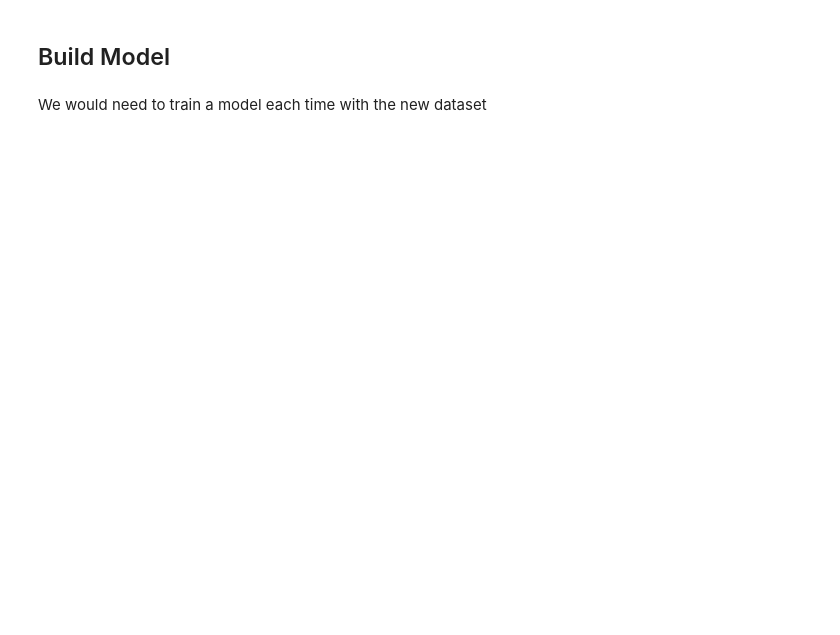
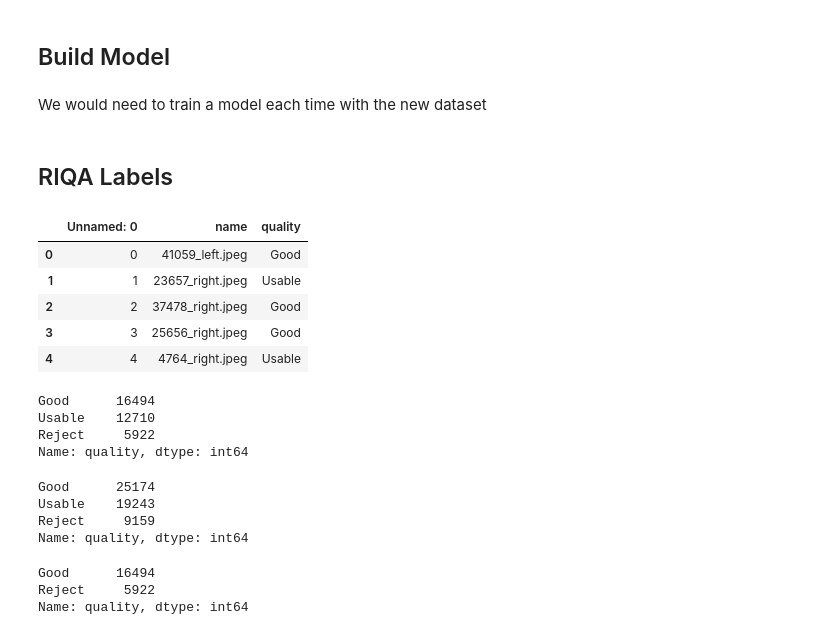
Before and after one commit to Raman1121/MLP-RIQA, a Jupyter notebook: src/notebooks/initial_DR_NB.ipynb, the cells around one changed output. Saved outputs shown, nothing was run; the diff lists cells and outputs as text; code cells hidden in the pictures; blank space fills up the shorter version.

```diff
--- a/src/notebooks/initial_DR_NB.ipynb
+++ b/src/notebooks/initial_DR_NB.ipynb
@@ -125,3 +138,38 @@ for epoch in range(NUM_EPOCHS):
         optimizer.step()
 
     print(f"for epoch {epoch}, loss : {loss}")
+# %% [markdown]
+## RIQA Labels
+# %%
+train_labels_df = pd.read_csv('../../train_set_result')
+test_labels_df = pd.read_csv('../../test_set_result')
+train_labels_df.head()
+# %% [output]
+|  | Unnamed: 0 | name | quality |
+| 0 | 0 | 41059_left.jpeg | Good |
+| 1 | 1 | 23657_right.jpeg | Usable |
+| 2 | 2 | 37478_right.jpeg | Good |
+| 3 | 3 | 25656_right.jpeg | Good |
+| 4 | 4 | 4764_right.jpeg | Usable |
+# %%
+train_labels_df.quality.value_counts()
+# %% [output]
+Good      16494
+Usable    12710
+Reject     5922
+Name: quality, dtype: int64
+# %%
+test_labels_df.quality.value_counts()
+# %% [output]
+Good      25174
+Usable    19243
+Reject     9159
+Name: quality, dtype: int64
+# %%
+labels_to_include = ['Good', 'Reject']
+t = train_labels_df[train_labels_df['quality'].isin(labels_to_include)].reset_index(drop=True)
+t.quality.value_counts()
+# %% [output]
+Good      16494
+Reject     5922
+Name: quality, dtype: int64
```
Also changed, not shown: parts of 3 cells of this notebook, 1 other file.
